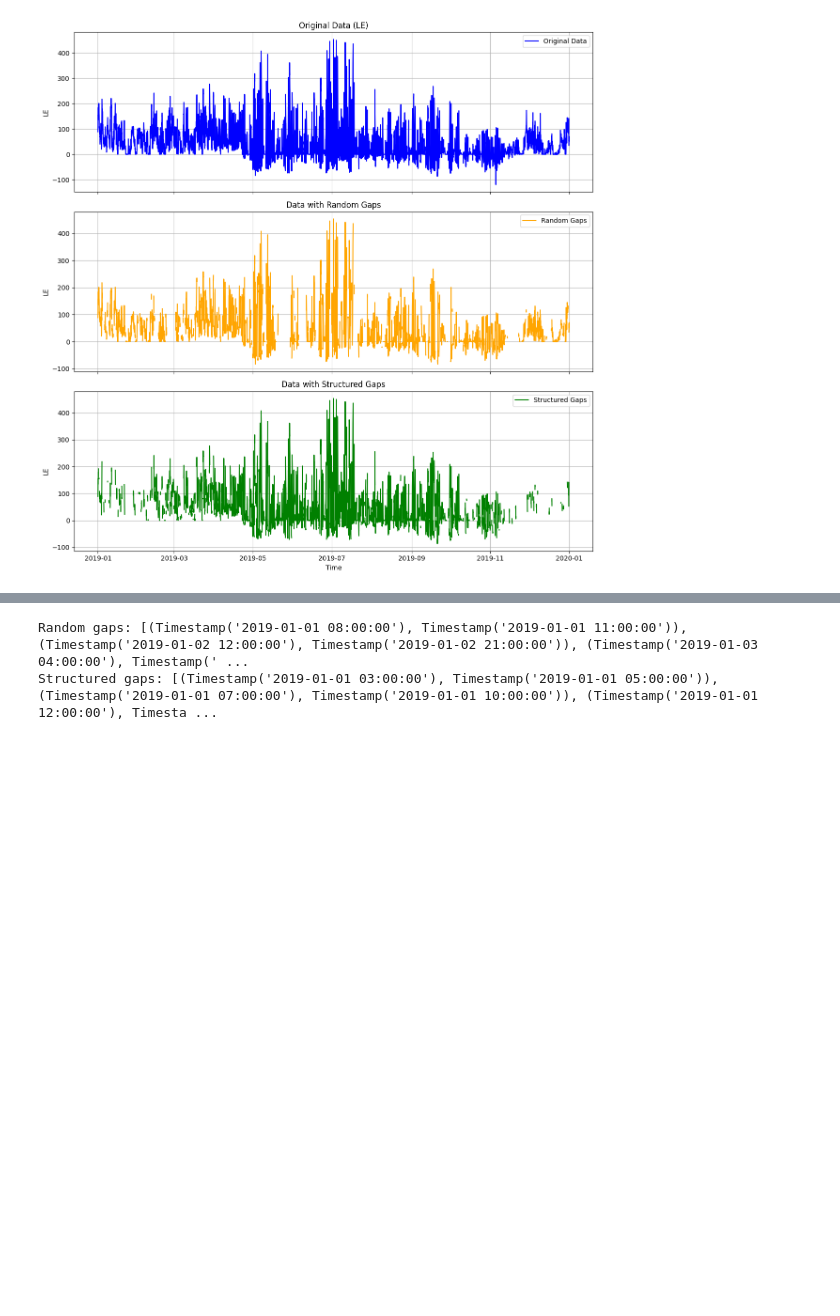
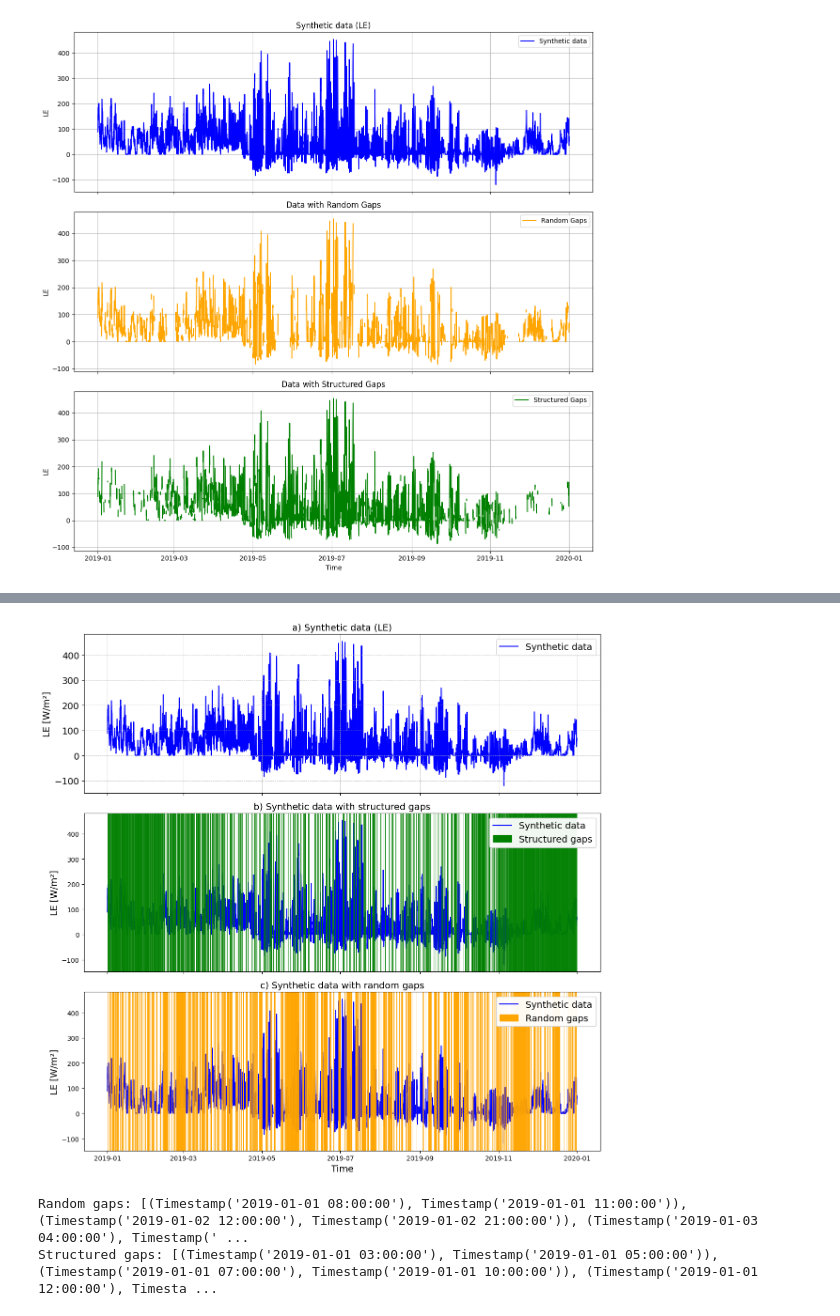
Before and after one commit to adelezaini/GEO9300-Gap-Busters, a Jupyter notebook: notebooks/plotting_eivind.ipynb, the cells around one changed output, grey strips where cells are left out. Drawn from its saved outputs; the diff is of its cells as text; code cells hidden in the pictures; blank space fills up the shorter version.

```diff
--- a/notebooks/plotting_eivind.ipynb
+++ b/notebooks/plotting_eivind.ipynb
@@ -168,3 +199,60 @@ Structured gaps: [(Timestamp('2019-01-01 03:00:00'), Timestamp('2019-01-01 05:00
+# %%
+from matplotlib.patches import Patch
+
+# Identify missing data
+# Find gaps
+random_gaps_continuous = find_gaps(syn_ds, random_gaps)
+structured_gaps_continuous = find_gaps(syn_ds, structured_gaps)
+
+# Plot the data
+fig, axes = plt.subplots(3, 1, figsize=(12, 12), sharex=True)
+
+# Subplot a: Synthetic data
+axes[0].plot(syn_ds['time'], syn_ds['LE'], color='blue', label='Synthetic data', zorder=1)
+axes[0].set_title('a) Synthetic data (LE)', fontsize=14)
+axes[0].set_ylabel(f'LE [W/m²]', fontsize=14)
+axes[0].grid(True, linestyle='--', linewidth=0.5)
+axes[0].tick_params(axis='both', labelsize=14)
+axes[0].legend(fontsize=14)
+
+# Subplot b: Synthetic data with structured gaps
+axes[1].plot(syn_ds['time'], syn_ds['LE'], color='blue', label='Synthetic data', zorder=1)
+add_thin_gap_bars(axes[1], structured_gaps_continuous, color='green', alpha=1, step='2H')
+axes[1].set_title('b) Synthetic data with structured gaps', fontsize=14)
+axes[1].set_ylabel(f'LE [W/m²]', fontsize=14)
+
+# Subplot c: Synthetic data with random gaps
+axes[2].plot(syn_ds['time'], syn_ds['LE'], color='blue', label='Synthetic data', zorder=1)
+add_thin_gap_bars(axes[2], random_gaps_continuous, color='orange', alpha=1, step='2H')
+axes[2].set_title('c) Synthetic data with random gaps', fontsize=14)
+axes[2].set_ylabel(f'LE [W/m²]', fontsize=14)
+axes[2].set_xlabel('Time', fontsize=14)
+
+# Create custom legend patches for the gaps
+structured_patch = Patch(color='green', label='Structured gaps', alpha=1)
+random_patch = Patch(color='orange', label='Random gaps', alpha=1)
+
+# Add the custom legend patches to the relevant subplots
+axes[1].legend(
+    handles=[axes[1].lines[0], structured_patch],  # First handle: synthetic data line, second: structured gaps
+    labels=['Synthetic data', 'Structured gaps'],  # Corresponding labels
+    fontsize=14,
+    loc='upper right',
+    framealpha=0.95,
+)
+axes[2].legend(
+    handles=[axes[2].lines[0], random_patch],  # First handle: synthetic data line, second: random gaps
+    labels=['Synthetic data', 'Random gaps'],  # Corresponding labels
+    fontsize=14,
+    loc='upper right',
+    framealpha=0.95,
+)
+
+# Adjust layout and show the plot
+plt.tight_layout()
+plt.show()
+# %% [output]
+[figure, added]
 # %%
 import pandas as pd
 import matplotlib.pyplot as plt
```
Also changed, not shown: parts of 7 cells of this notebook, 1 other file.
